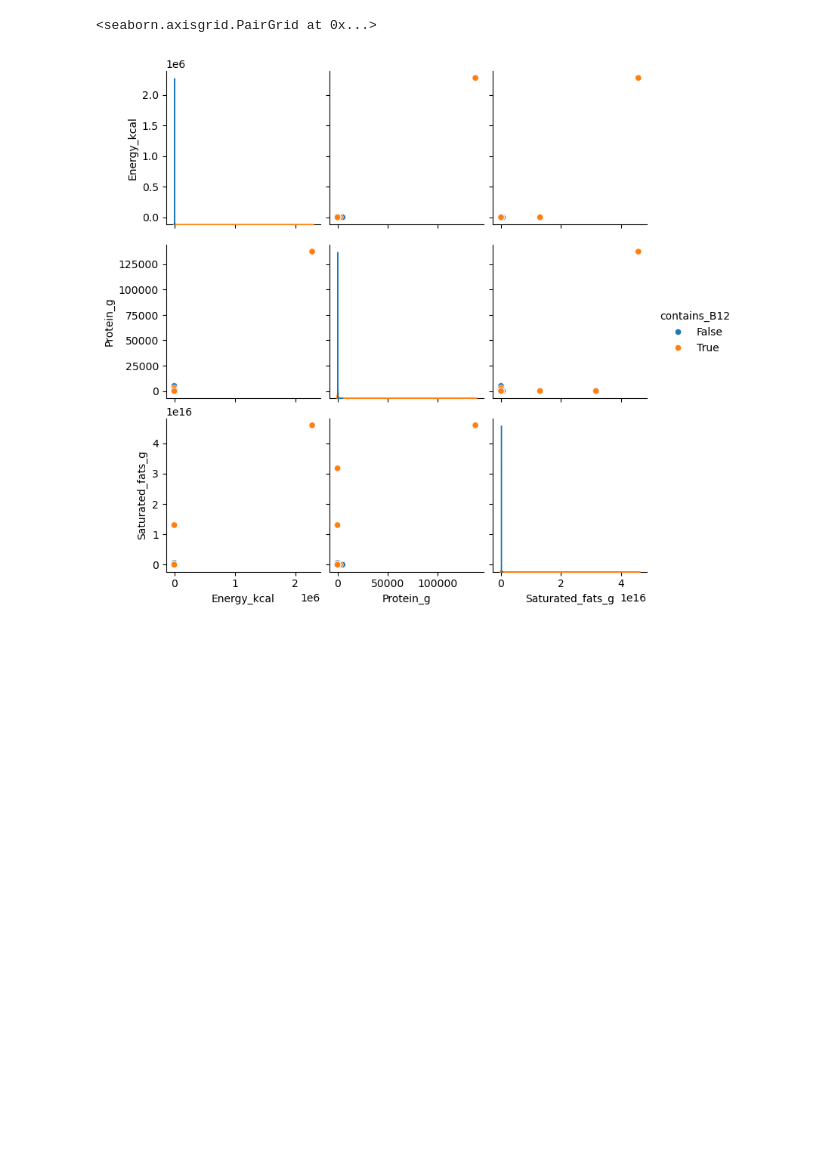
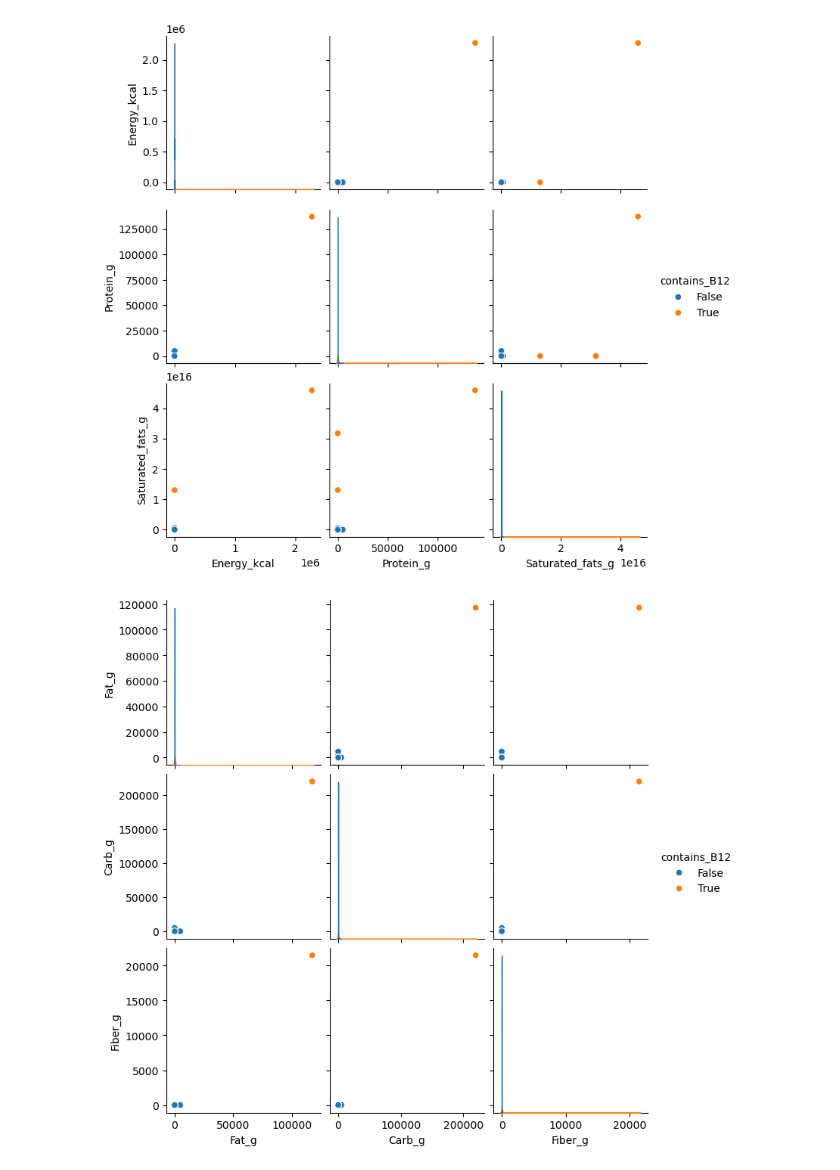
Before and after one commit to JiriHorirek/food_ingredients, a Jupyter notebook: clustering.ipynb, the cells around one changed output. Saved outputs shown, nothing was run; the diff lists cells and outputs as text; code cells hidden in the pictures; blank space fills up the shorter version.

Commit message:
preprocessing

```diff
--- a/clustering.ipynb
+++ b/clustering.ipynb
@@ -1,13 +1,39 @@
-# %%
-import pandas as pd
-from sklearn.model_selection import train_test_split
-import seaborn as sns
-
-data = pd.read_csv("ingredients.csv")
-train_data, test_data = train_test_split(data, test_size=0.2, random_state=42)
-train_data["Energy_kcal"] = train_data["Energy_kcal"].round()
-train_data["contains_B12"] = train_data["VitB12_mcg"] != 0.0
-sns.pairplot(train_data, vars=["Energy_kcal", "Protein_g", "Saturated_fats_g"], hue="contains_B12")
-# %% [output]
-<seaborn.axisgrid.PairGrid at 0x...>
-[figure, removed]
+# %%
+import pandas as pd
+from sklearn.model_selection import train_test_split
+from sklearn.preprocessing import StandardScaler
+import seaborn as sns
+
+def preprocess(data, scaler, first_time):
+    data["Energy_kcal"] = data["Energy_kcal"].round()
+    data["Magnesium_mg"] = data.Magnesium_mg.astype(str)
+    data["Magnesium_mg"] = pd.to_numeric(data["Magnesium_mg"], errors="coerce")
+    data["VitE_mg"] = pd.to_numeric(data["VitE_mg"], errors="coerce")
+    data["contains_B12"] = data["VitB12_mcg"] != 0.0
+
+    num_cols = data.select_dtypes(include="number").columns
+    if first_time:
+        scaler.fit_transform(data[num_cols])
+    else:
+        scaler.transform()
+
+def plot_graphs(data):
+    sns.pairplot(train_data, vars=["Energy_kcal", "Protein_g", "Saturated_fats_g"], hue="contains_B12")
+    sns.pairplot(train_data, vars=["Fat_g", "Carb_g", "Fiber_g"], hue="contains_B12")
+    sns.pairplot(train_data, vars=["Calcium_mg", "Iron_mg", "Magnesium_mg"], hue="contains_B12")
+    sns.pairplot(train_data, vars=["Phosphorus_mg", "Potassium_mg", "Sodium_mg"], hue="contains_B12")
+    sns.pairplot(train_data, vars=["Zinc_mg", "Copper_mcg", "Manganese_mg"], hue="contains_B12")
+    sns.pairplot(train_data, vars=["Selenium_mcg", "VitC_mg", "Thiamin_mg"], hue="contains_B12")
+    sns.pairplot(train_data, vars=["Riboflavin_mg", "Niacin_mg", "Folate_mcg"], hue="contains_B12")
+    sns.pairplot(train_data, vars=["VitB6_mg", "VitA_mcg", "VitE_mg", "VitD2_mcg"], hue="contains_B12")
+
+data = pd.read_csv("ingredients.csv")
+non_test_data, test_data = train_test_split(data, test_size=0.2, random_state=42)
+train_data, validation_data = train_test_split(non_test_data, test_size=0.25, random_state=42)
+ss = StandardScaler()
+# %%
+preprocess(train_data, ss, True)
+plot_graphs(train_data)
+# %% [output]
+[figure, added]
+[figure, added]
```
Also changed, not shown: parts of 1 cell of this notebook.
